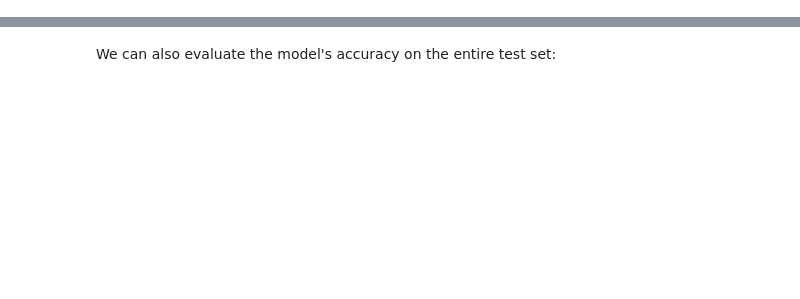
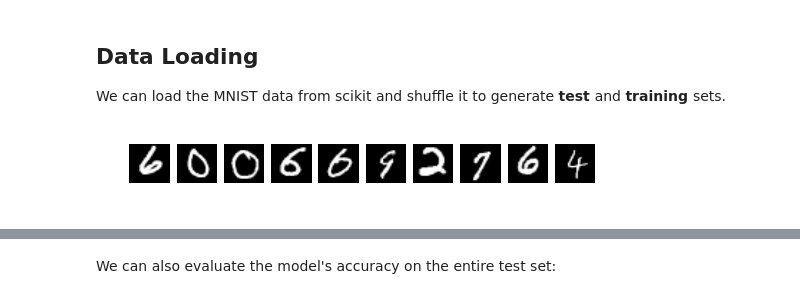
Before and after one commit to dmlc/mxnet-notebooks, a Jupyter notebook: python/cnn/cv_intro.ipynb, the cells around one changed output, grey strips where cells are left out. Cells and saved outputs as stored; diff of their text form; code cells hidden in the pictures; blank space fills up the shorter version.

Commit message:
new mnist/lenet tutorial

```diff
--- a/python/cnn/cv_intro.ipynb
+++ b/python/cnn/cv_intro.ipynb
@@ -194,0 +28,33 @@ Result: 7
+# %% [markdown]
+## Data Loading
+
+We can load the MNIST data from scikit and shuffle it to generate <b> test </b> and <b> training </b> sets.
+# %%
+from sklearn.datasets import fetch_mldata
+from sklearn.utils import shuffle
+import tempfile
+test_data_home = tempfile.mkdtemp()
+
+mnist = fetch_mldata('MNIST original', data_home=test_data_home)
+
+# shuffle data
+X, y = shuffle(mnist.data, mnist.target)
+# split dataset
+train_data = X[:50000, :].astype('float32')
+train_data = train_data.reshape((len(train_data), 1, 28, 28))
+# train_X = train_X.reshape((len(train_X), 1, 28, 28))
+train_label = y[:50000]
+val_data = X[50000: 60000, :].astype('float32')
+val_data = val_data.reshape((len(val_data), 1, 28, 28))
+val_label = y[50000:60000]
+# Normalize data
+train_data[:] /= 256.0
+val_data[:] /= 256.0
+
+for i in range(10):
+    plt.subplot(1,10,i+1)
+    plt.imshow(X[i].reshape((28,28)), cmap='Greys_r')
+    plt.axis('off')
+plt.show()
+# %% [output]
+[figure, added]
```
Also changed, not shown: parts of 63 cells of this notebook.
